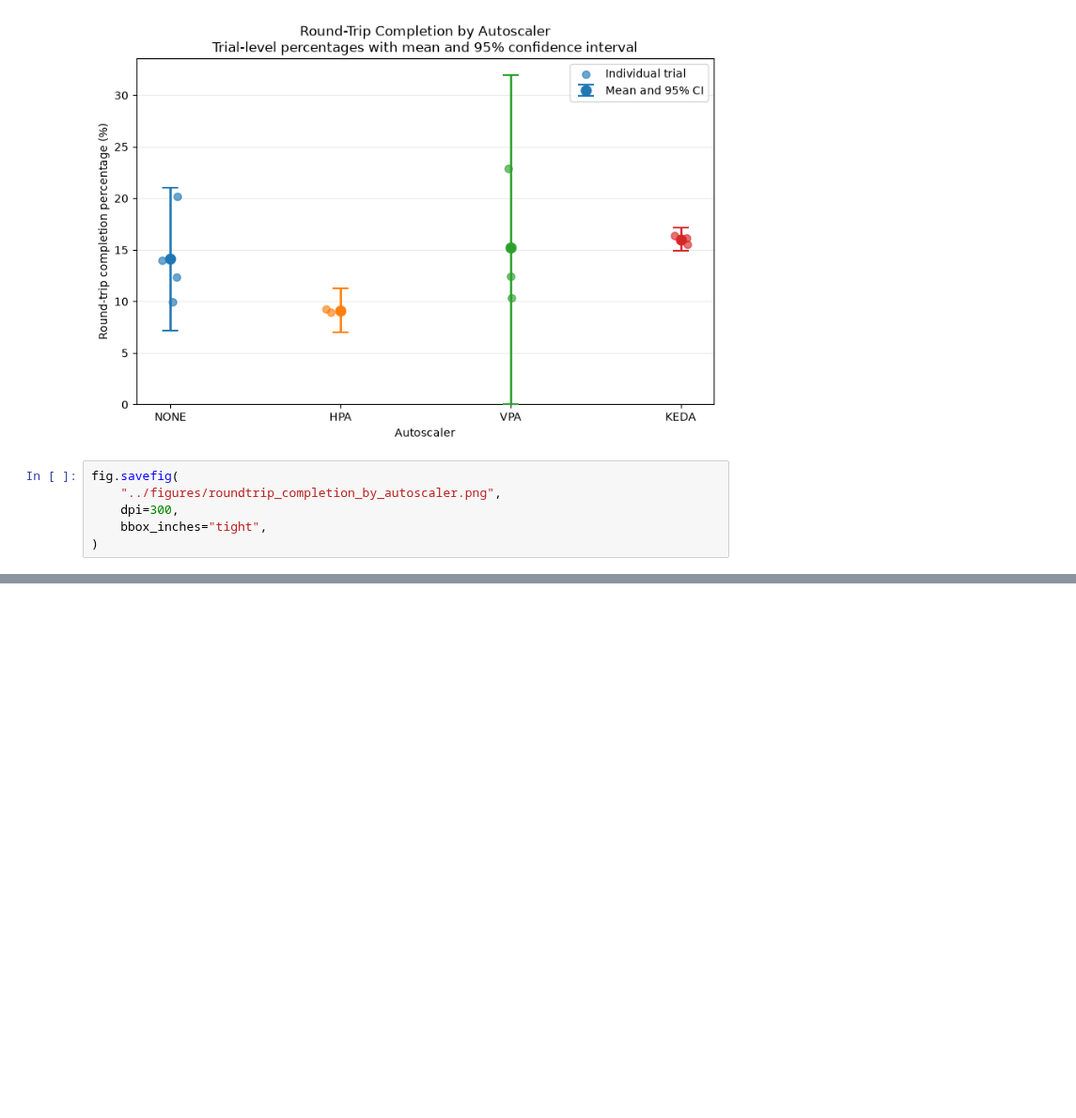
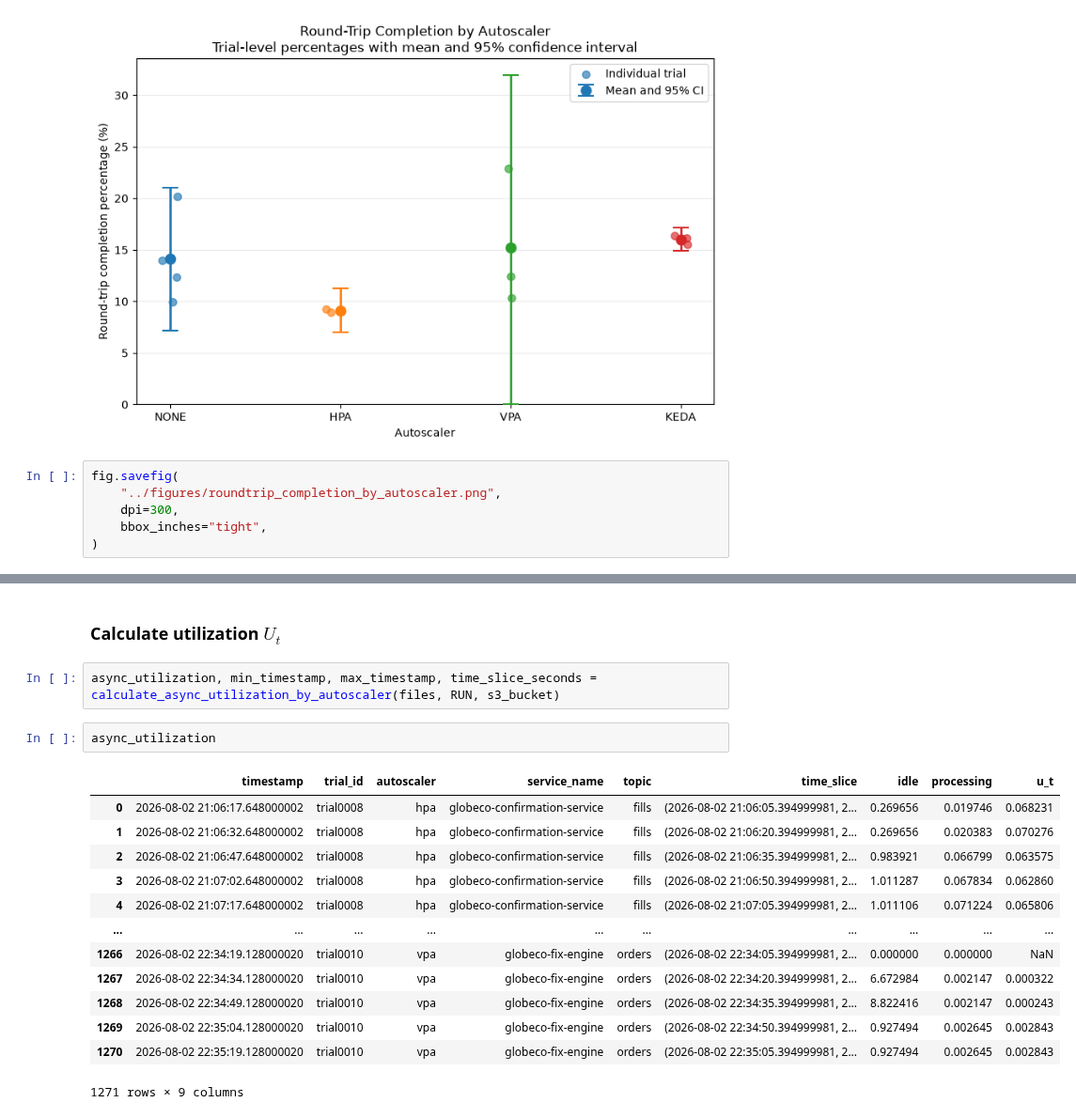
Before and after one commit to kasbench/kasbench-analysis, a Jupyter notebook: src/download_and_preprocess.ipynb, the cells around one changed output, grey strips where cells are left out. Shown at 94% size. Saved outputs shown, nothing was run; the diff lists cells and outputs as text; blank space fills up the shorter version.

Commit message:
wip on async metrics

```diff
--- a/src/download_and_preprocess.ipynb
+++ b/src/download_and_preprocess.ipynb
@@ -819,0 +825,20 @@ max_start = 0 days 08:39:49.401701
+# %% [markdown]
+### Calculate utilization $U_t$
+# %%
+async_utilization, min_timestamp, max_timestamp, time_slice_seconds = calculate_async_utilization_by_autoscaler(files, RUN, s3_bucket)
+# %%
+async_utilization
+# %% [output]
+|  | timestamp | trial_id | autoscaler | service_name | topic | time_slice | idle | processing | u_t |
+| 0 | 2026-08-02 21:06:17.648000002 | trial0008 | hpa | globeco-confirmation-service | fills | (2026-08-02 21:06:05.394999981, 2... | 0.269656 | 0.019746 | 0.068231 |
+| 1 | 2026-08-02 21:06:32.648000002 | trial0008 | hpa | globeco-confirmation-service | fills | (2026-08-02 21:06:20.394999981, 2... | 0.269656 | 0.020383 | 0.070276 |
+| 2 | 2026-08-02 21:06:47.648000002 | trial0008 | hpa | globeco-confirmation-service | fills | (2026-08-02 21:06:35.394999981, 2... | 0.983921 | 0.066799 | 0.063575 |
+| 3 | 2026-08-02 21:07:02.648000002 | trial0008 | hpa | globeco-confirmation-service | fills | (2026-08-02 21:06:50.394999981, 2... | 1.011287 | 0.067834 | 0.062860 |
+| 4 | 2026-08-02 21:07:17.648000002 | trial0008 | hpa | globeco-confirmation-service | fills | (2026-08-02 21:07:05.394999981, 2... | 1.011106 | 0.071224 | 0.065806 |
+| ... | ... | ... | ... | ... | ... | ... | ... | ... | ... |
+| 1266 | 2026-08-02 22:34:19.128000020 | trial0010 | vpa | globeco-fix-engine | orders | (2026-08-02 22:34:05.394999981, 2... | 0.000000 | 0.000000 | NaN |
+| 1267 | 2026-08-02 22:34:34.128000020 | trial0010 | vpa | globeco-fix-engine | orders | (2026-08-02 22:34:20.394999981, 2... | 6.672984 | 0.002147 | 0.000322 |
+| 1268 | 2026-08-02 22:34:49.128000020 | trial0010 | vpa | globeco-fix-engine | orders | (2026-08-02 22:34:35.394999981, 2... | 8.822416 | 0.002147 | 0.000243 |
+| 1269 | 2026-08-02 22:35:04.128000020 | trial0010 | vpa | globeco-fix-engine | orders | (2026-08-02 22:34:50.394999981, 2... | 0.927494 | 0.002645 | 0.002843 |
+| 1270 | 2026-08-02 22:35:19.128000020 | trial0010 | vpa | globeco-fix-engine | orders | (2026-08-02 22:35:05.394999981, 2... | 0.927494 | 0.002645 | 0.002843 |
+1271 rows × 9 columns
```
Also changed, not shown: parts of 12 cells of this notebook, 2 other files.
